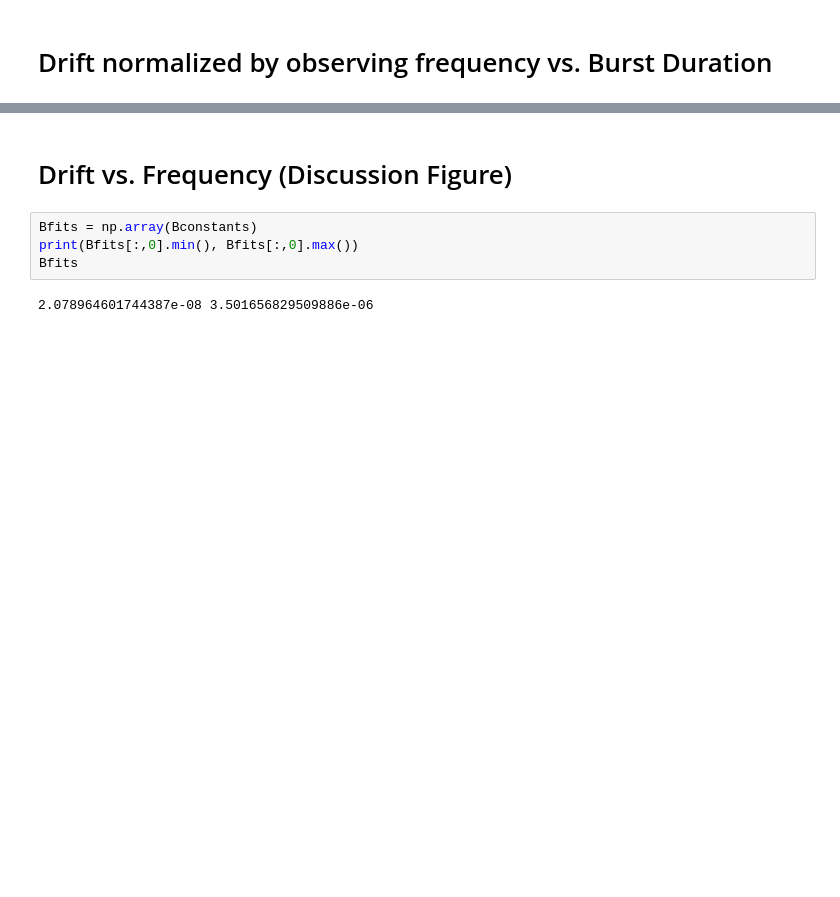
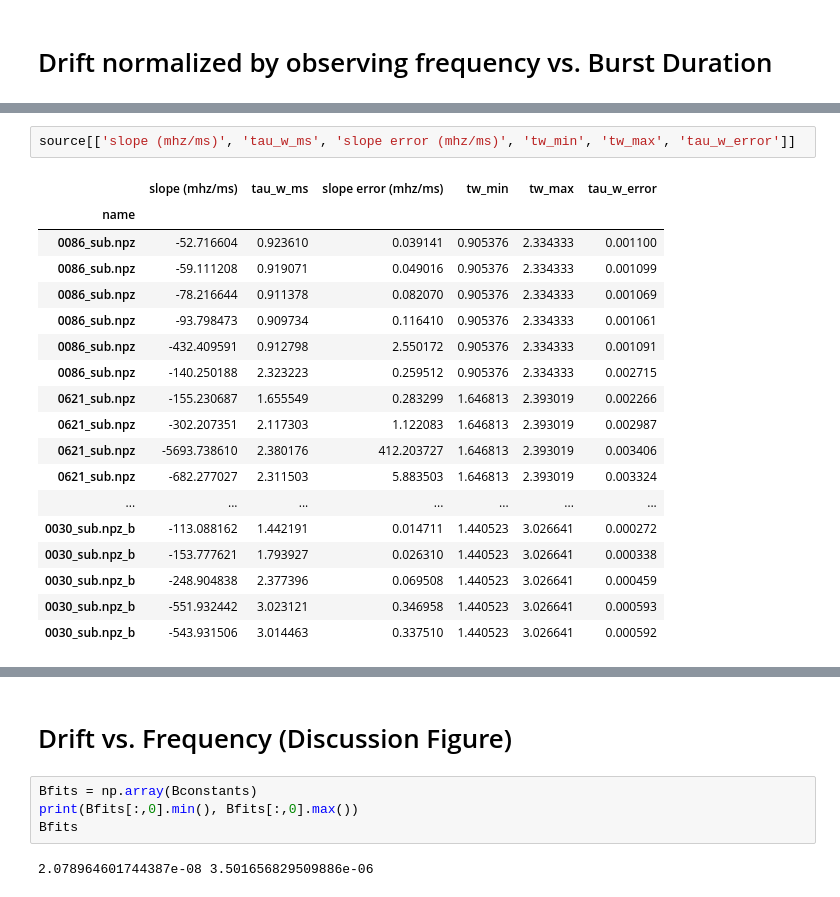
Before and after one commit to mef51/frbgui, a Jupyter notebook: DMvsDrift.ipynb, the cells around one changed output, grey strips where cells are left out. Cells and saved outputs as stored; diff of their text form; blank space fills up the shorter version.

```diff
--- a/DMvsDrift.ipynb
+++ b/DMvsDrift.ipynb
@@ -239,2 +250,23 @@ FRB180814.J0422+73 bursts (0.071 - 0.152) $t_w^{-1}$
+# %%
+source[['slope (mhz/ms)', 'tau_w_ms', 'slope error (mhz/ms)', 'tw_min', 'tw_max', 'tau_w_error']]
+# %% [output]
+|  | slope (mhz/ms) | tau_w_ms | slope error (mhz/ms) | tw_min | tw_max | tau_w_error |
+| name |  |  |  |  |  |  |
+| 0086_sub.npz | -52.716604 | 0.923610 | 0.039141 | 0.905376 | 2.334333 | 0.001100 |
+| 0086_sub.npz | -59.111208 | 0.919071 | 0.049016 | 0.905376 | 2.334333 | 0.001099 |
+| 0086_sub.npz | -78.216644 | 0.911378 | 0.082070 | 0.905376 | 2.334333 | 0.001069 |
+| 0086_sub.npz | -93.798473 | 0.909734 | 0.116410 | 0.905376 | 2.334333 | 0.001061 |
+| 0086_sub.npz | -432.409591 | 0.912798 | 2.550172 | 0.905376 | 2.334333 | 0.001091 |
+| 0086_sub.npz | -140.250188 | 2.323223 | 0.259512 | 0.905376 | 2.334333 | 0.002715 |
+| 0621_sub.npz | -155.230687 | 1.655549 | 0.283299 | 1.646813 | 2.393019 | 0.002266 |
+| 0621_sub.npz | -302.207351 | 2.117303 | 1.122083 | 1.646813 | 2.393019 | 0.002987 |
+| 0621_sub.npz | -5693.738610 | 2.380176 | 412.203727 | 1.646813 | 2.393019 | 0.003406 |
+| 0621_sub.npz | -682.277027 | 2.311503 | 5.883503 | 1.646813 | 2.393019 | 0.003324 |
+| ... | ... | ... | ... | ... | ... | ... |
+| 0030_sub.npz_b | -113.088162 | 1.442191 | 0.014711 | 1.440523 | 3.026641 | 0.000272 |
+| 0030_sub.npz_b | -153.777621 | 1.793927 | 0.026310 | 1.440523 | 3.026641 | 0.000338 |
+| 0030_sub.npz_b | -248.904838 | 2.377396 | 0.069508 | 1.440523 | 3.026641 | 0.000459 |
+| 0030_sub.npz_b | -551.932442 | 3.023121 | 0.346958 | 1.440523 | 3.026641 | 0.000593 |
+| 0030_sub.npz_b | -543.931506 | 3.014463 | 0.337510 | 1.440523 | 3.026641 | 0.000592 |
 # %%
 for name in fitdata.name.unique():
```
Also changed, not shown: parts of 3 cells of this notebook, 1 other file.
